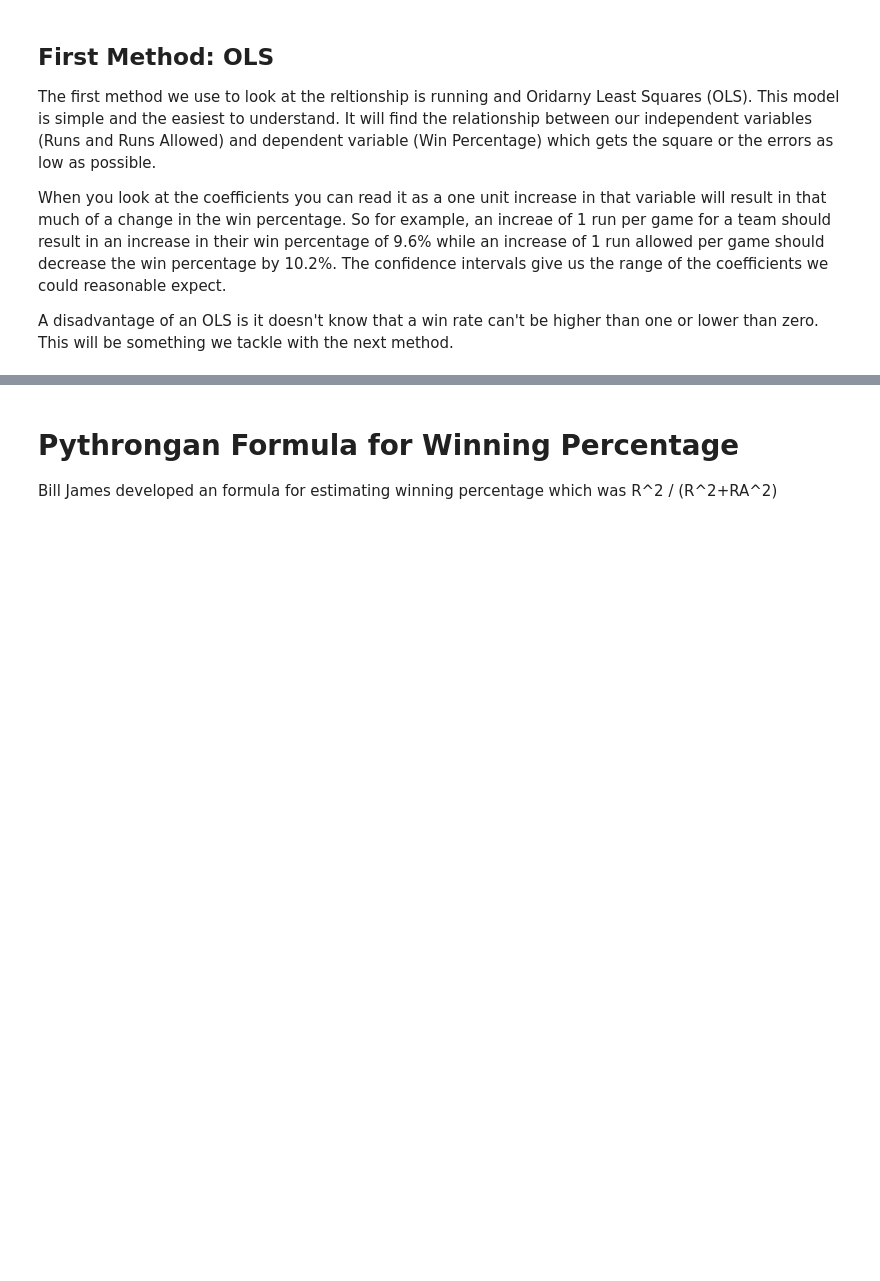
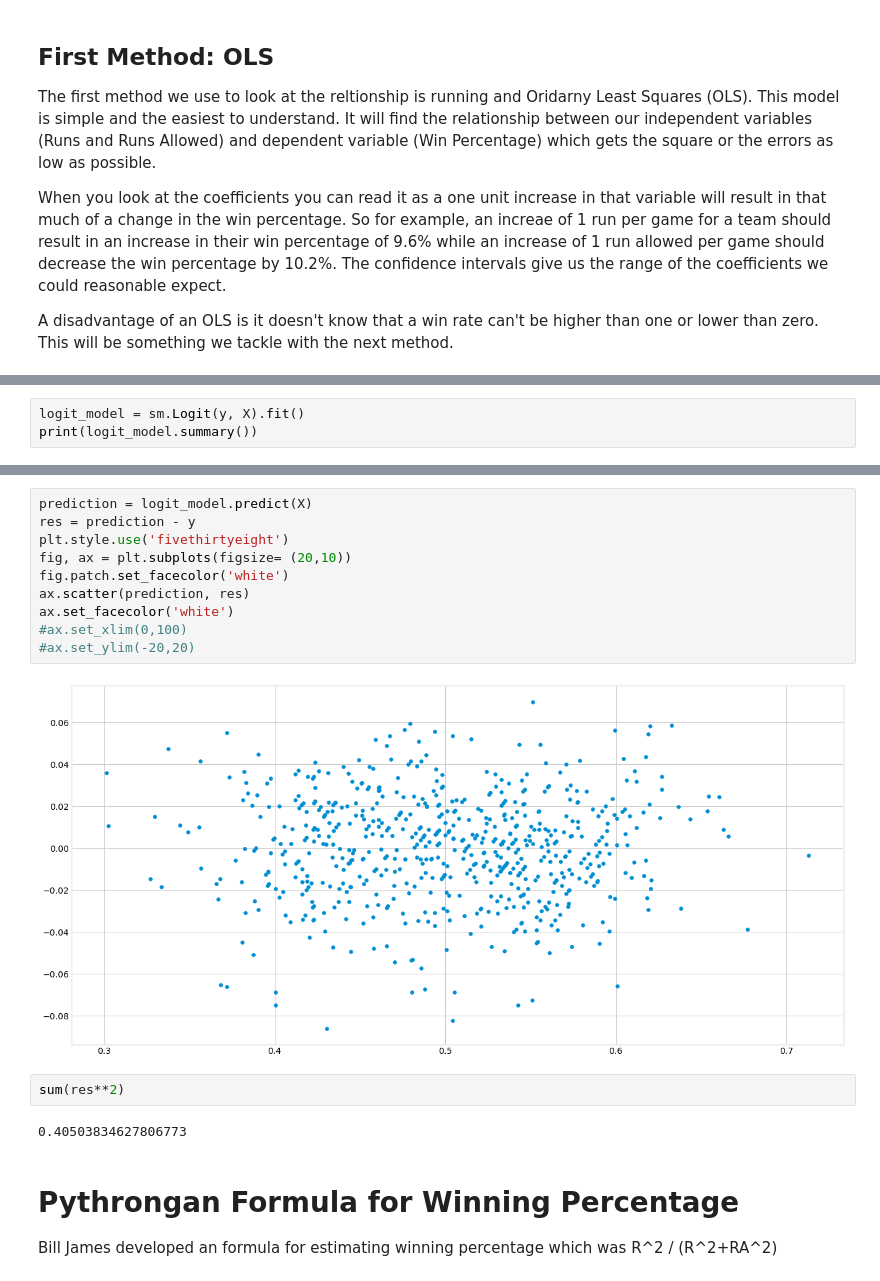
Before and after one commit to mattstonkus/Analyzing_Baseball_Data_Python, a Jupyter notebook: Runs and Wins.ipynb, the cells around one changed output, grey strips where cells are left out. Cells and saved outputs as stored; diff of their text form; blank space fills up the shorter version.

```diff
--- a/Runs and Wins.ipynb
+++ b/Runs and Wins.ipynb
@@ -101,0 +118,3 @@ ax.set_facecolor('white')
+# %%
+logit_model = sm.Logit(y, X).fit()
+print(logit_model.summary())
@@ -102,3 +154,19 @@ ax.set_facecolor('white')
+# %%
+prediction = logit_model.predict(X)
+res = prediction - y
+plt.style.use('fivethirtyeight')
+fig, ax = plt.subplots(figsize= (20,10))
+fig.patch.set_facecolor('white')
+ax.scatter(prediction, res)
+ax.set_facecolor('white')
+#ax.set_xlim(0,100)
+#ax.set_ylim(-20,20)
+# %% [output]
+[figure, added]
+# %%
+sum(res**2)
+# %% [output]
+0.40503834627806773
 # %% [markdown]
 # Pythrongan Formula for Winning Percentage
 
```
Also changed, not shown: parts of 12 cells of this notebook.
